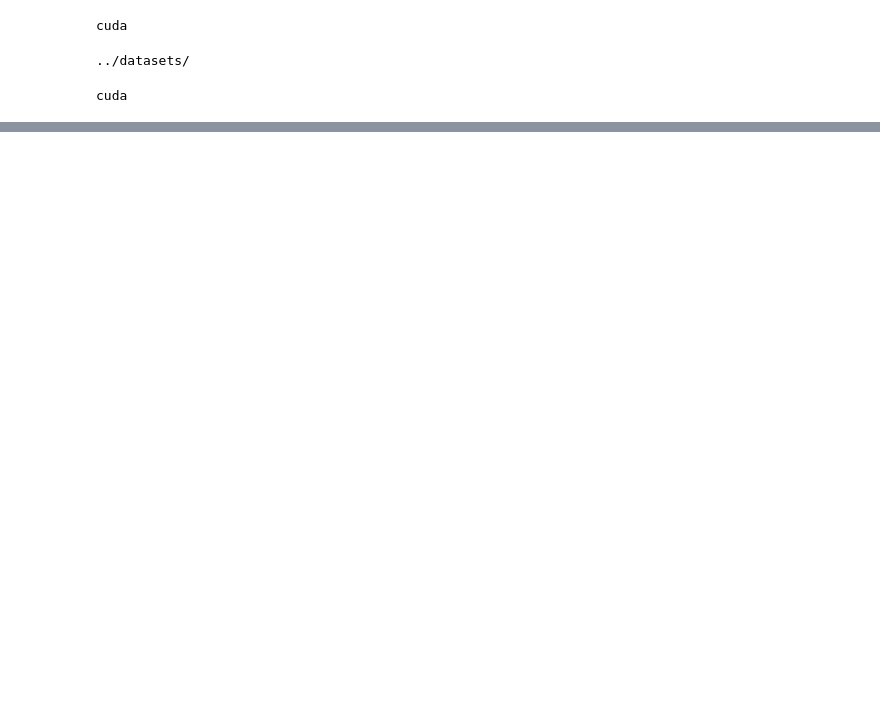
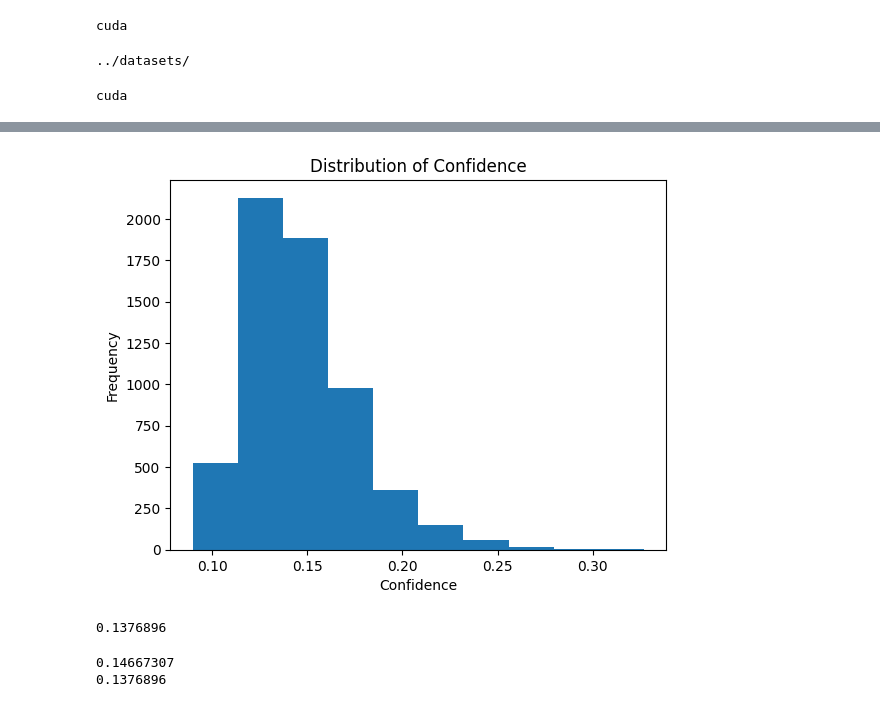
Before and after one commit to RaghavSinghal10/UniS-MMC, a Jupyter notebook: ipynb-notebooks-dgx6/noise_random.ipynb, the cells around one changed output, grey strips where cells are left out. Drawn from its saved outputs; the diff is of its cells as text; code cells hidden in the pictures; blank space fills up the shorter version.

```diff
--- a/ipynb-notebooks-dgx6/noise_random.ipynb
+++ b/ipynb-notebooks-dgx6/noise_random.ipynb
@@ -156,0 +166,23 @@ plt.show()
+# %%
+softmax_logits = F.softmax(logits, dim=1)
+max_values_2, _ = torch.max(softmax_logits, dim=1)
+
+plt.hist(max_values, bins=10)
+plt.xlabel('Confidence')
+plt.ylabel('Frequency')
+plt.title('Distribution of Confidence')
+plt.show()
+# %% [output]
+[figure, added]
+# %%
+print(np.mean(max_values_2))
+# %% [output]
+0.1376896
+# %%
+import numpy as np
+
+print(np.mean(max_values))
+print(np.mean(max_values_2))
+# %% [output]
+0.14667307
+0.1376896
```
Also changed, not shown: parts of 9 cells of this notebook, 4 other files.
